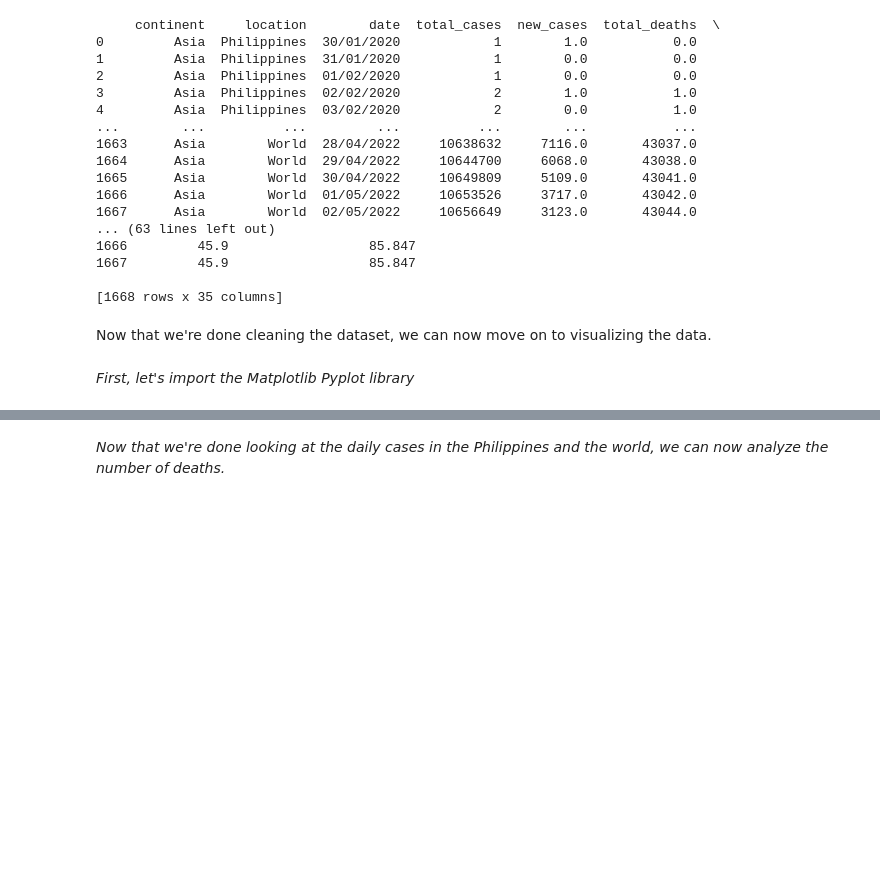
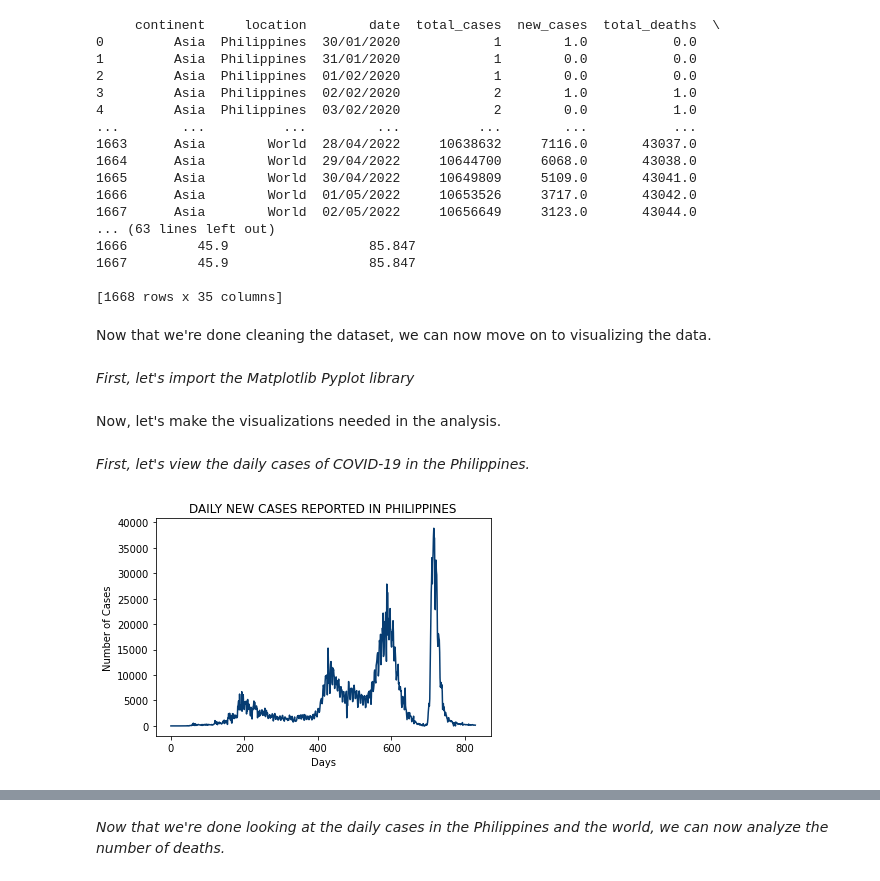
Before and after one commit to jxblrkrstffrbrms/ITBA3206-SPARTACUS, a Jupyter notebook: Reaching_New_Heights_Boosting_Vaccinations_for_a_Safer_Community.ipynb, the cells around one changed output, grey strips where cells are left out. Saved outputs shown, nothing was run; the diff lists cells and outputs as text; code cells hidden in the pictures; blank space fills up the shorter version.

Commit message:
Added some visualizations.

```diff
--- a/Reaching_New_Heights_Boosting_Vaccinations_for_a_Safer_Community.ipynb
+++ b/Reaching_New_Heights_Boosting_Vaccinations_for_a_Safer_Community.ipynb
@@ -125,3 +125,20 @@ Now that we're done cleaning the dataset, we can now move on to visualizing the
 *First, let's import the Matplotlib Pyplot library*
 # %%
 import matplotlib.pyplot as plt
+# %% [markdown]
+Now, let's make the visualizations needed in the analysis.
+# %% [markdown]
+*First, let's view the daily cases of COVID-19 in the Philippines.*
+# %%
+ph_ver = df1.loc[df1['location'] == 'Philippines']
+
+a = np.array(ph_ver['new_cases'])
+
+plt.plot(a, c='#063c72')
+plt.title("DAILY NEW CASES REPORTED IN PHILIPPINES")
+plt.xlabel("Days")
+plt.ylabel("Number of Cases")
+
+plt.show()
+# %% [output]
+[figure, added]
```
Also changed, not shown: parts of 4 cells of this notebook.
